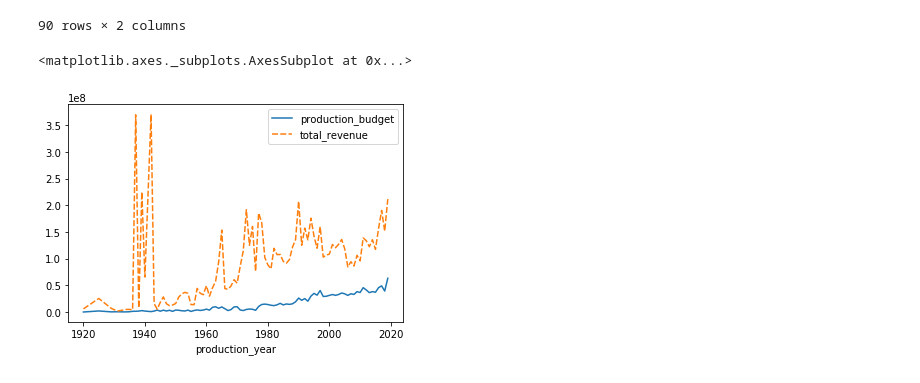
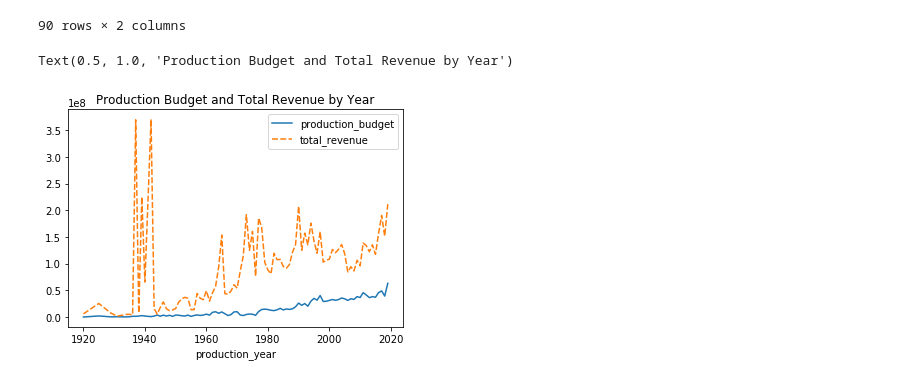
Before and after one commit to melodygr/microsoft_movie_analysis, a Jupyter notebook: Visualizations.ipynb, the cells around one changed output. Drawn from its saved outputs; the diff is of its cells as text; code cells hidden in the pictures.

```diff
--- a/Visualizations.ipynb
+++ b/Visualizations.ipynb
@@ -92,8 +96,11 @@ grouped_df
 | 2018 | 3.938218e+07 | 1.517970e+08 |
 | 2019 | 6.333778e+07 | 2.118025e+08 |
 90 rows × 2 columns
-# %%
-sns.lineplot(data=grouped_df)
-# %% [output]
-<matplotlib.axes._subplots.AxesSubplot at 0x...>
-[figure, removed]
+# %%
+sns.lineplot(data=grouped_df).set_title('Production Budget and Total Revenue by Year')
+#Question 2: What is the corrolation between average production budget and total revenue?
+#The average total revenue throughout the years has also increased with production cost.
+#This direct corolation could be possibly just be because of inflation in general costs.
+# %% [output]
+Text(0.5, 1.0, 'Production Budget and Total Revenue by Year')
+[figure, added]
```
Also changed, not shown: parts of 2 cells of this notebook, 1 other file.
